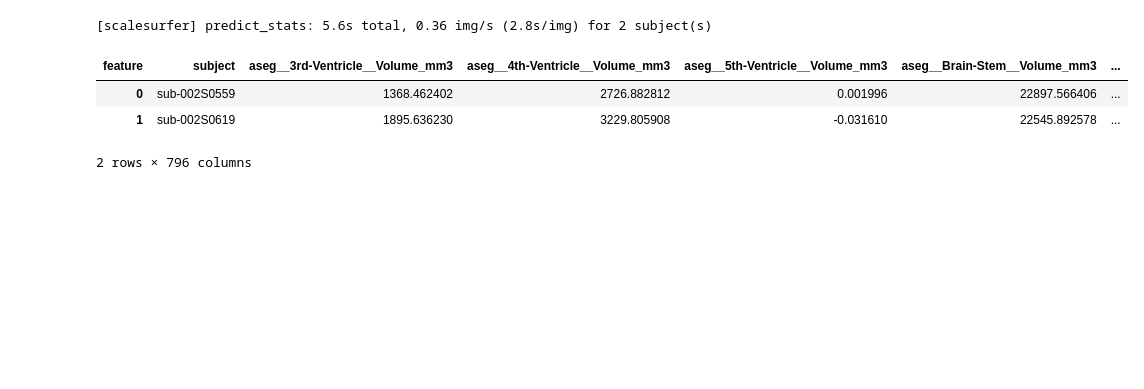
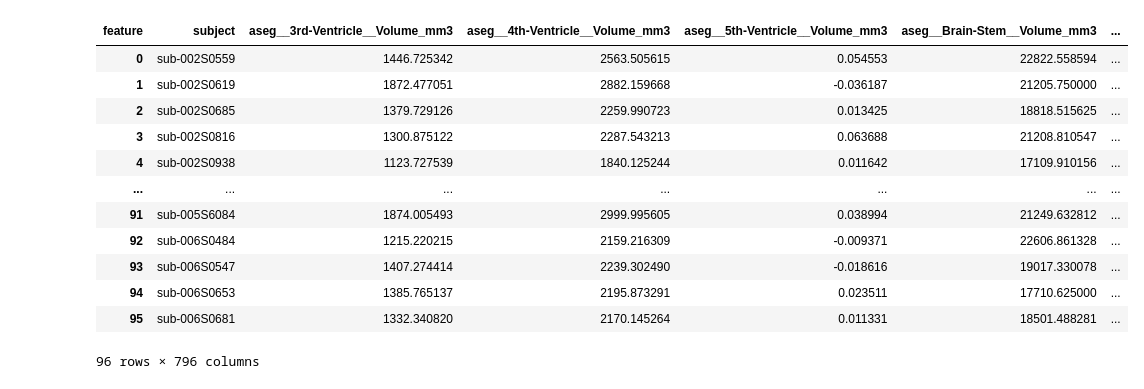
Before and after one commit to voytekresearch/scalesurfer, a Jupyter notebook: docs/notebooks/03_inference/08_inference.ipynb, the cells around one changed output. Saved outputs shown, nothing was run; the diff lists cells and outputs as text; code cells hidden in the pictures; blank space fills up the shorter version.

```diff
--- a/docs/notebooks/03_inference/08_inference.ipynb
+++ b/docs/notebooks/03_inference/08_inference.ipynb
@@ -16,0 +66,7 @@ surfer.prepare_images()
+# %%
+# Predict FreeSurfer stats: cortical thickness, etc
+df_stats = surfer.predict_stats(
+    batch_size=6,
+    return_format="wide",
+    write=True,
+)
@@ -25,9 +82,17 @@ surfer.plot_volume(subjects[0])
 # %%
-df_stats = surfer.predict_stats()
+# Dataframe of FreeSurfer like stats
 df_stats
 # %% [output]
+| feature | subject | aseg__3rd-Ventricle__Volume_mm3 | aseg__4th-Ventricle__Volume_mm3 | aseg__5th-Ventricle__Volume_mm3 | aseg__Brain-Stem__Volume_mm3 | ... |
+| 0 | sub-002S0559 | 1446.725342 | 2563.505615 | 0.054553 | 22822.558594 | ... |
+| 1 | sub-002S0619 | 1872.477051 | 2882.159668 | -0.036187 | 21205.750000 | ... |
+| 2 | sub-002S0685 | 1379.729126 | 2259.990723 | 0.013425 | 18818.515625 | ... |
+| 3 | sub-002S0816 | 1300.875122 | 2287.543213 | 0.063688 | 21208.810547 | ... |
+| 4 | sub-002S0938 | 1123.727539 | 1840.125244 | 0.011642 | 17109.910156 | ... |
+| ... | ... | ... | ... | ... | ... | ... |
+| 91 | sub-005S6084 | 1874.005493 | 2999.995605 | 0.038994 | 21249.632812 | ... |
+| 92 | sub-006S0484 | 1215.220215 | 2159.216309 | -0.009371 | 22606.861328 | ... |
+| 93 | sub-006S0547 | 1407.274414 | 2239.302490 | -0.018616 | 19017.330078 | ... |
+| 94 | sub-006S0653 | 1385.765137 | 2195.873291 | 0.023511 | 17710.625000 | ... |
+| 95 | sub-006S0681 | 1332.340820 | 2170.145264 | 0.011331 | 18501.488281 | ... |
-[scalesurfer] predict_stats: 5.6s total, 0.36 img/s (2.8s/img) for 2 subject(s)
+96 rows × 796 columns
-| feature | subject | aseg__3rd-Ventricle__Volume_mm3 | aseg__4th-Ventricle__Volume_mm3 | aseg__5th-Ventricle__Volume_mm3 | aseg__Brain-Stem__Volume_mm3 | ... |
-| 0 | sub-002S0559 | 1368.462402 | 2726.882812 | 0.001996 | 22897.566406 | ... |
-| 1 | sub-002S0619 | 1895.636230 | 3229.805908 | -0.031610 | 22545.892578 | ... |
-2 rows × 796 columns
```
Also changed, not shown: parts of 11 cells of this notebook, 7 other files.
